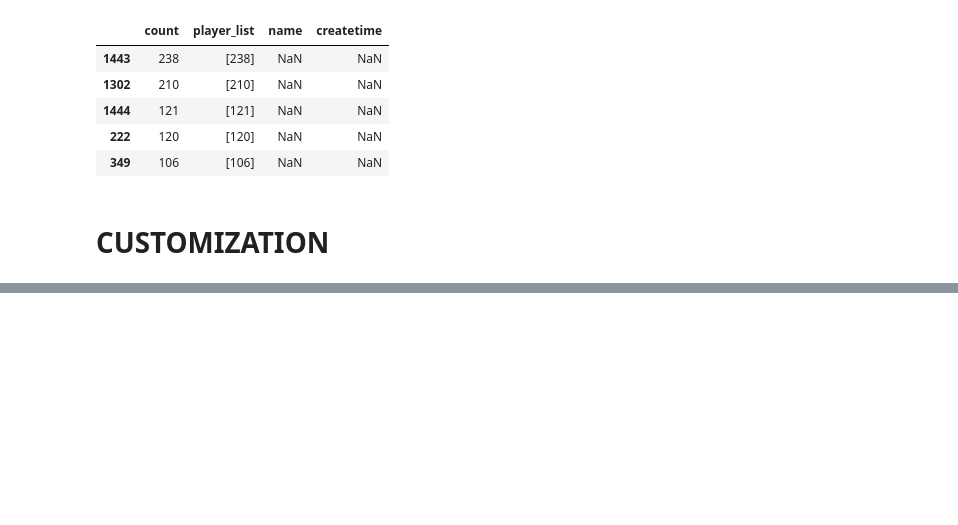
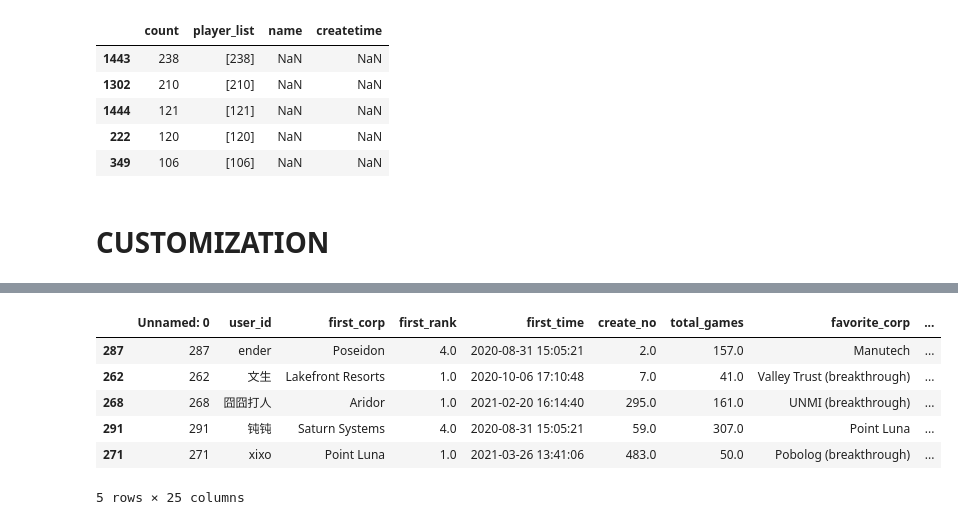
Before and after one commit to Ender-Wiggin2019/tfm-summary, a Jupyter notebook: tfm_data_summary.ipynb, the cells around one changed output, grey strips where cells are left out. Drawn from its saved outputs; the diff is of its cells as text; code cells hidden in the pictures; blank space fills up the shorter version.

```diff
--- a/tfm_data_summary.ipynb
+++ b/tfm_data_summary.ipynb
@@ -230,0 +275,30 @@ print(user_summary(df4,user_player,'ender'))
+# %%
+output_df = pd.read_csv("measure_summary.csv")
+# preprocessing
+output_df = output_df[output_df["user_id"].str.contains("tour-")==False]
+# play times
+output_df = output_df.sort_values(by="total_games",ascending=False)
+output_df['play_times_sort'] = range(1,len(output_df)+1)
+
+# gens
+output_df = output_df.sort_values(by="avg_gens",ascending=False)
+output_df['gens_sort'] = range(1,len(output_df)+1)
+# terraform
+output_df = output_df.sort_values(by="avg_gens")
+output_df['terra_sort'] = range(1,len(output_df)+1)
+# rank
+output_df["bayes_rank"] = output_df.apply(lambda x:(x["total_games"]*x["avg_rank"]+10*2.8)/(x["total_games"]+10),axis=1)
+output_df = output_df.sort_values(by="bayes_rank")
+output_df['rank_sort'] = range(1,len(output_df)+1)
+# analyze corp ranking TODO: group by corp,ignore 'breakthrough', then find the index with the maximum values
+output_df['baye_avg'] = output_df.apply(lambda x:(x["fa_corp_times"]*x["fa_corp_rank"]+5*2.5)/(x["fa_corp_times"]+5),axis=1)
+output_df.to_csv("measure_summary_sort.csv")
+output_df.head()
+# %% [output]
+|  | Unnamed: 0 | user_id | first_corp | first_rank | first_time | create_no | total_games | favorite_corp | ... |
+| 287 | 287 | ender | Poseidon | 4.0 | 2020-08-31 15:05:21 | 2.0 | 157.0 | Manutech | ... |
+| 262 | 262 | 文生 | Lakefront Resorts | 1.0 | 2020-10-06 17:10:48 | 7.0 | 41.0 | Valley Trust (breakthrough) | ... |
+| 268 | 268 | 囧囧打人 | Aridor | 1.0 | 2021-02-20 16:14:40 | 295.0 | 161.0 | UNMI (breakthrough) | ... |
+| 291 | 291 | 钝钝 | Saturn Systems | 4.0 | 2020-08-31 15:05:21 | 59.0 | 307.0 | Point Luna | ... |
+| 271 | 271 | xixo | Point Luna | 1.0 | 2021-03-26 13:41:06 | 483.0 | 50.0 | Pobolog (breakthrough) | ... |
+5 rows × 25 columns
```
Also changed, not shown: parts of 8 cells of this notebook, 3 other files.
